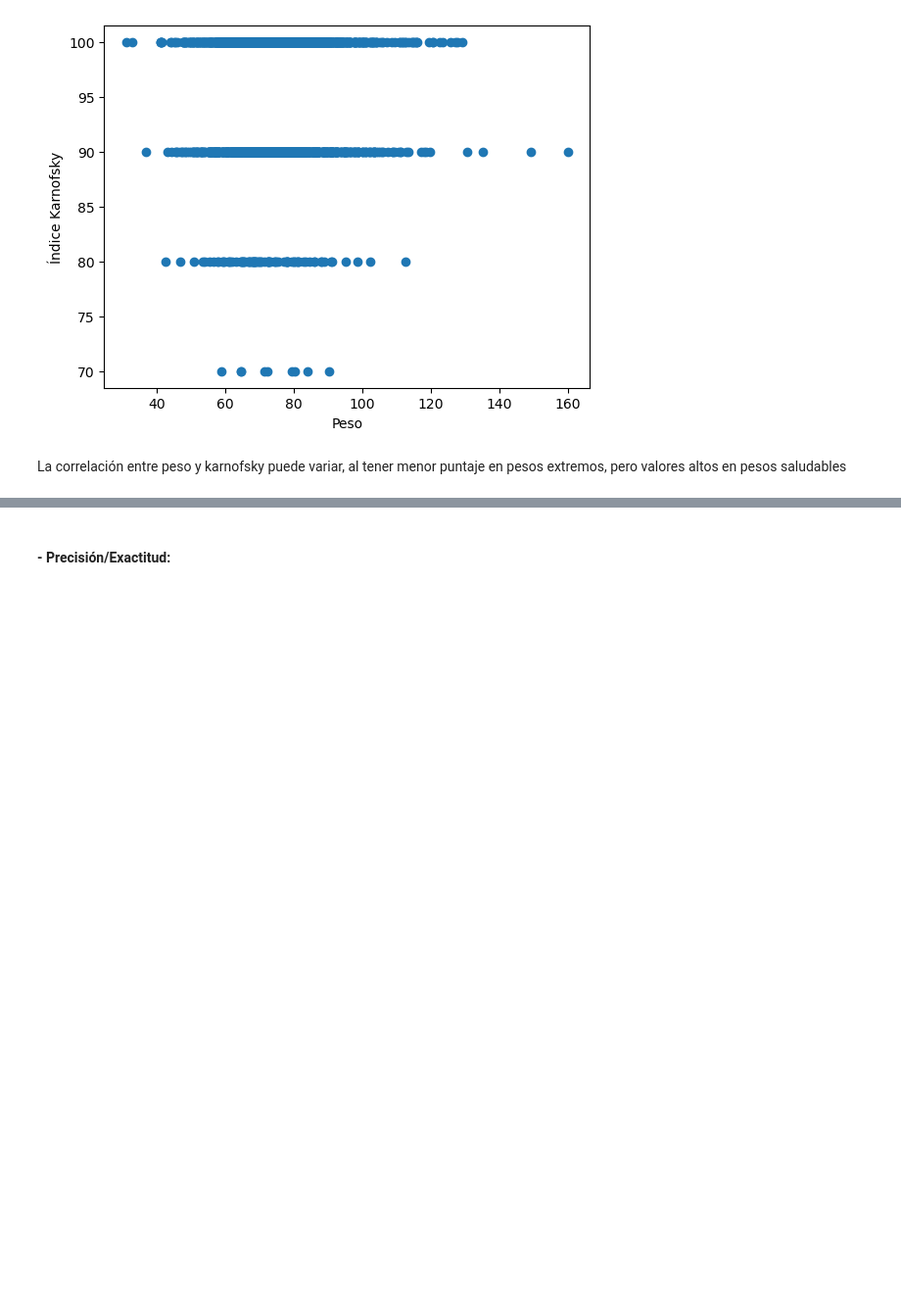
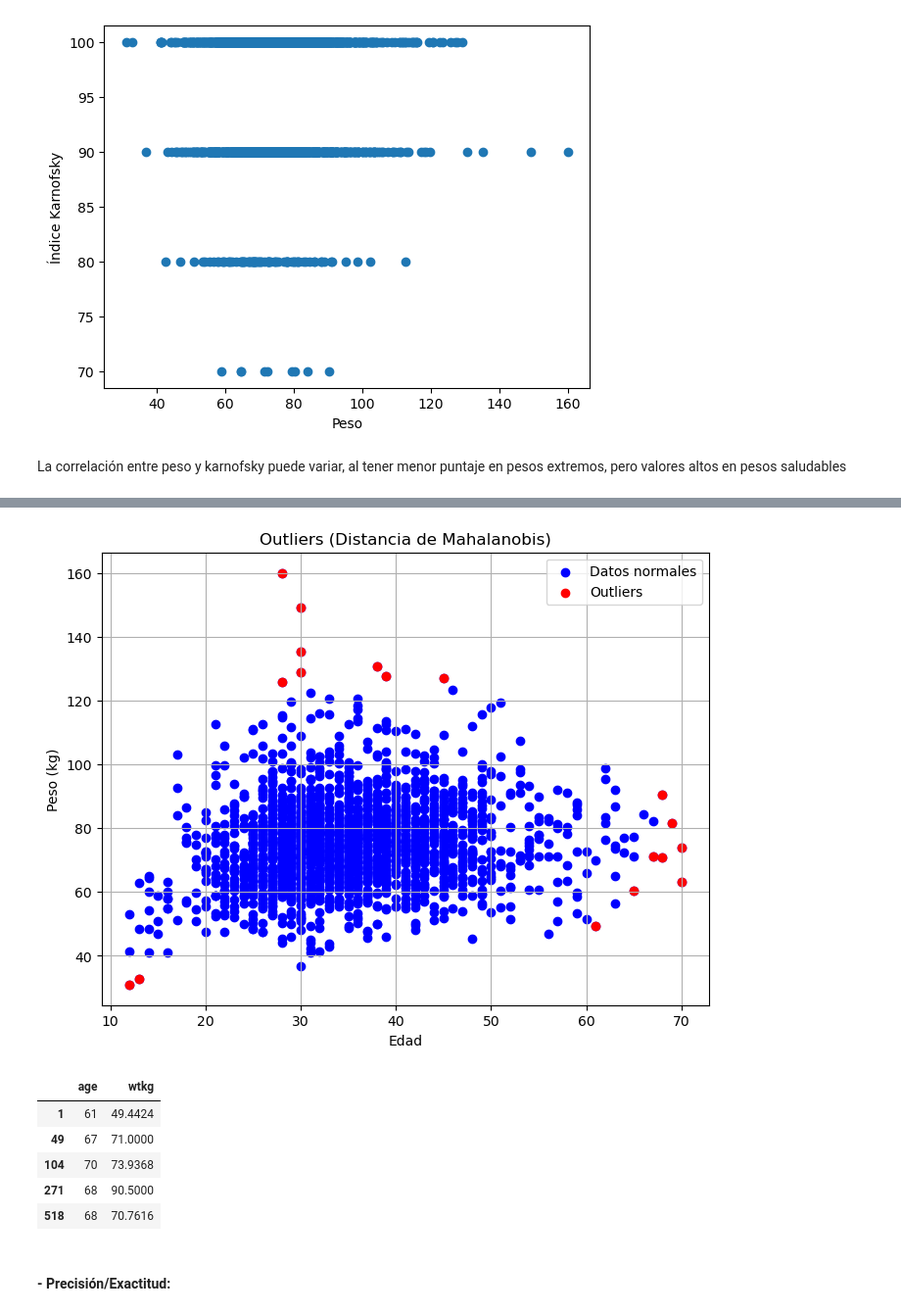
Before and after one commit to Santiago-Beltran/TallerMod-Sim4, a Jupyter notebook: SantiagoB_LauraG_TomasM.ipynb, the cells around one changed output, grey strips where cells are left out. Shown: that part at 98% size. Cells and saved outputs as stored; diff of their text form; code cells hidden in the pictures; blank space fills up the shorter version.

```diff
--- a/SantiagoB_LauraG_TomasM.ipynb
+++ b/SantiagoB_LauraG_TomasM.ipynb
@@ -345,3 +373,54 @@ La correlación entre peso y karnofsky puede variar, al tener menor puntaje en p
+# %%
+import pandas as pd
+import numpy as np
+from scipy.stats import chi2
+import matplotlib.pyplot as plt
+
+# Cargar los datos nuevamente
+file_path = "http://archive.ics.uci.edu/static/public/890/data.csv"
+df = pd.read_csv(file_path)
+
+# Seleccionar variables relevantes
+data = df[['age', 'wtkg']].dropna()
+
+# Calcular media y matriz de covarianza
+mean_vec = np.mean(data, axis=0)
+cov_matrix = np.cov(data, rowvar=False)
+inv_cov_matrix = np.linalg.inv(cov_matrix)
+
+# Función para distancia de Mahalanobis
+def mahalanobis_distance(x, mean_vec, inv_cov_matrix):
+    x_minus_mu = x - mean_vec
+    return np.sqrt(x_minus_mu @ inv_cov_matrix @ x_minus_mu.T)
+
+# Calcular distancias
+distances = data.apply(lambda row: mahalanobis_distance(row, mean_vec, inv_cov_matrix), axis=1)
+
+# Umbral para p < 0.001
+threshold = np.sqrt(chi2.ppf(0.999, df=data.shape[1]))
+outliers = distances > threshold
+outlier_points = data[outliers]
+
+# Gráfico
+plt.figure(figsize=(8, 6))
+plt.scatter(data['age'], data['wtkg'], c='blue', label='Datos normales')
+plt.scatter(outlier_points['age'], outlier_points['wtkg'], c='red', label='Outliers')
+plt.xlabel('Edad')
+plt.ylabel('Peso (kg)')
+plt.title('Outliers (Distancia de Mahalanobis)')
+plt.legend()
+plt.grid(True)
+plt.show()
+
+outlier_points.head()
+# %% [output]
+[figure, added]
+|  | age | wtkg |
+| 1 | 61 | 49.4424 |
+| 49 | 67 | 71.0000 |
+| 104 | 70 | 73.9368 |
+| 271 | 68 | 90.5000 |
+| 518 | 68 | 70.7616 |
 # %% [markdown]
 #### - Precisión/Exactitud:
 # %% [markdown]
```
Also changed, not shown: parts of 6 cells of this notebook.
